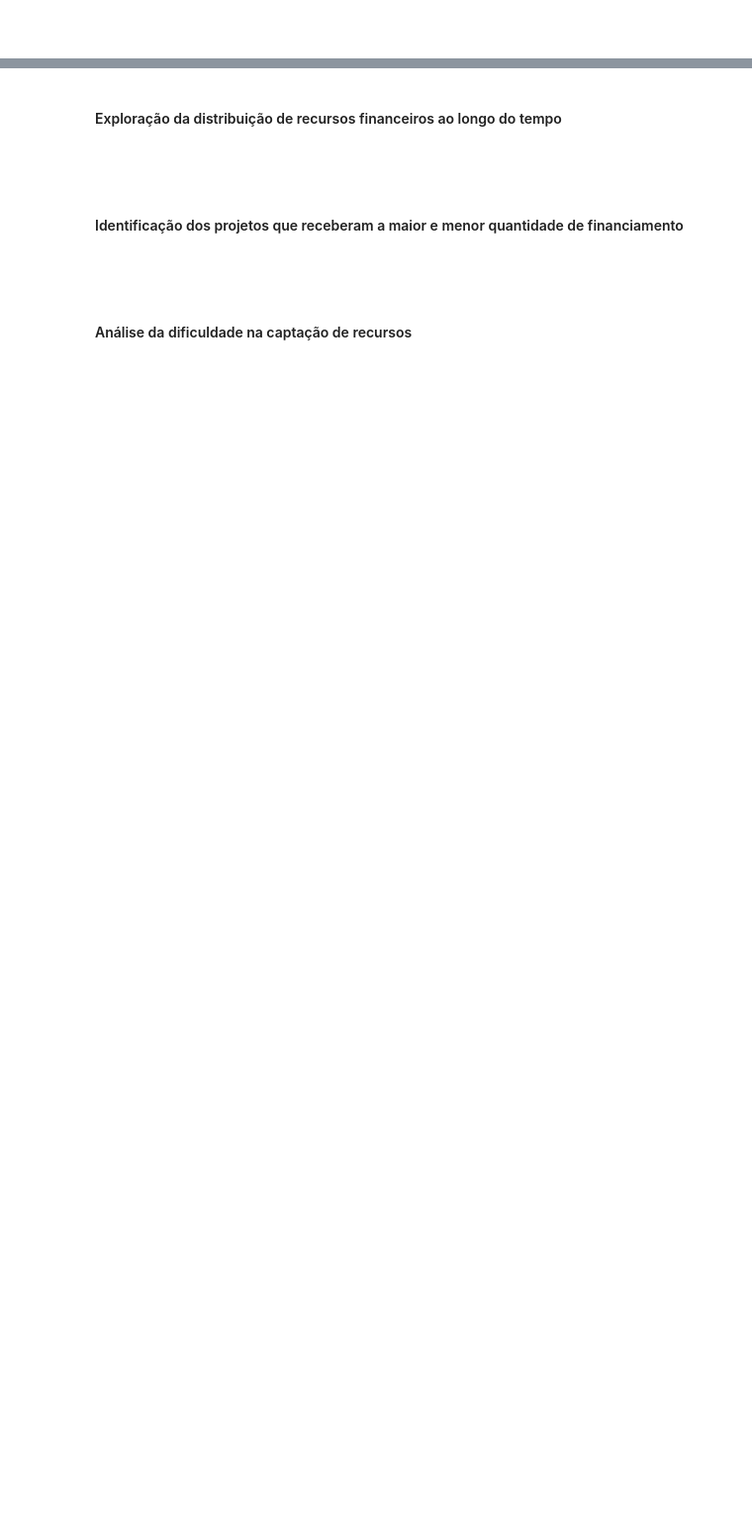
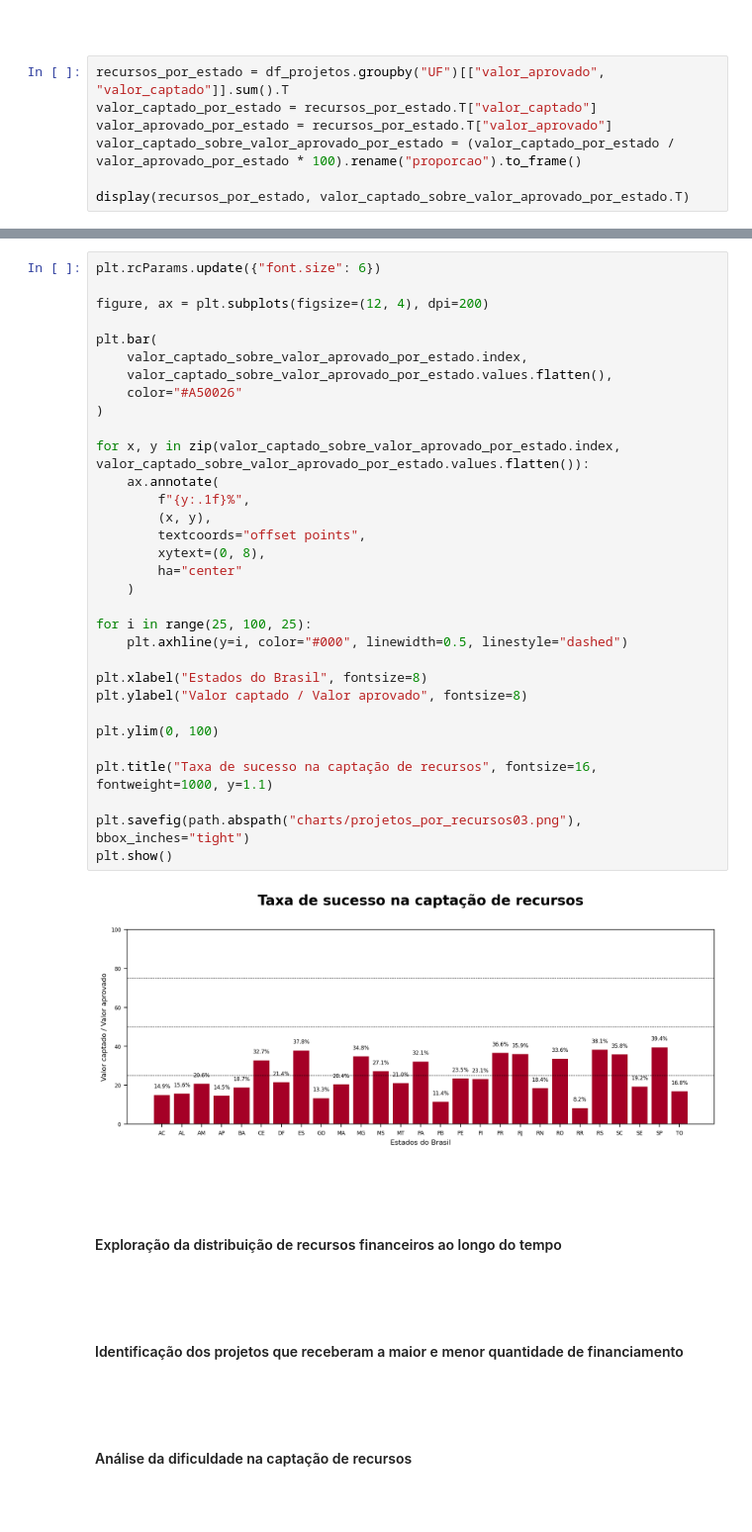
Before and after one commit to lorenaaxbastos/santander-coders-projects, a Jupyter notebook: Unit 2 - Programming Techniques I (PY)/Projeto EDA - Análise do Dataset da Lei Rouanet.ipynb, the cells around one changed output, grey strips where cells are left out. Shown at 99% size. Cells and saved outputs as stored; diff of their text form; blank space fills up the shorter version.

```diff
--- a/Unit 2 - Programming Techniques I (PY)/Projeto EDA - Análise do Dataset da Lei Rouanet.ipynb
+++ b/Unit 2 - Programming Techniques I (PY)/Projeto EDA - Análise do Dataset da Lei Rouanet.ipynb
@@ -1427,2 +1602,9 @@ plt.show()
 # %% [markdown]
 #####
+# %%
+recursos_por_estado = df_projetos.groupby("UF")[["valor_aprovado", "valor_captado"]].sum().T
+valor_captado_por_estado = recursos_por_estado.T["valor_captado"]
+valor_aprovado_por_estado = recursos_por_estado.T["valor_aprovado"]
+valor_captado_sobre_valor_aprovado_por_estado = (valor_captado_por_estado / valor_aprovado_por_estado * 100).rename("proporcao").to_frame()
+
+display(recursos_por_estado, valor_captado_sobre_valor_aprovado_por_estado.T)
@@ -1429,3 +1619,39 @@ plt.show()
+# %%
+plt.rcParams.update({"font.size": 6})
+
+figure, ax = plt.subplots(figsize=(12, 4), dpi=200)
+
+plt.bar(
+    valor_captado_sobre_valor_aprovado_por_estado.index,
+    valor_captado_sobre_valor_aprovado_por_estado.values.flatten(),
+    color="#A50026"
+)
+
+for x, y in zip(valor_captado_sobre_valor_aprovado_por_estado.index, valor_captado_sobre_valor_aprovado_por_estado.values.flatten()):
+    ax.annotate(
+        f"{y:.1f}%",
+        (x, y),
+        textcoords="offset points",
+        xytext=(0, 8),
+        ha="center"
+    )
+
+for i in range(25, 100, 25):
+    plt.axhline(y=i, color="#000", linewidth=0.5, linestyle="dashed")
+
+plt.xlabel("Estados do Brasil", fontsize=8)
+plt.ylabel("Valor captado / Valor aprovado", fontsize=8)
+
+plt.ylim(0, 100)
+
+plt.title("Taxa de sucesso na captação de recursos", fontsize=16, fontweight=1000, y=1.1)
+
+plt.savefig(path.abspath("charts/projetos_por_recursos03.png"), bbox_inches="tight")
+plt.show()
+# %% [output]
+[figure, added]
+# %% [markdown]
+#####
 # %% [markdown]
 #### Exploração da distribuição de recursos financeiros ao longo do tempo
 # %% [markdown]
```
Also changed, not shown: parts of 10 cells of this notebook.
